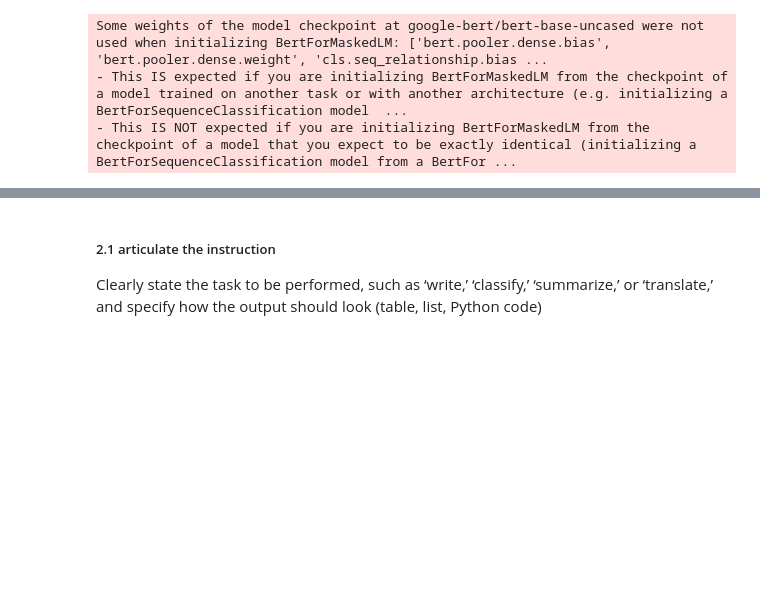
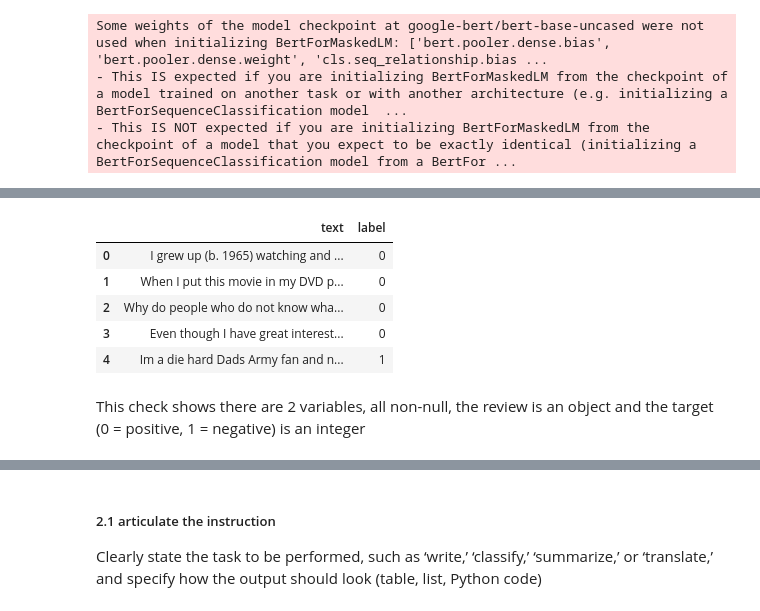
Before and after one commit to SergeGordts/ktai, a Jupyter notebook: Bert.ipynb, the cells around one changed output, grey strips where cells are left out. Saved outputs shown, nothing was run; the diff lists cells and outputs as text; code cells hidden in the pictures; blank space fills up the shorter version.

```diff
--- a/Bert.ipynb
+++ b/Bert.ipynb
@@ -104,0 +87,12 @@ model.config.id2label[predicted_class_id] #refers to the configuration of the pr
+# %%
+df = pd.read_csv("./kaggle/movie.csv")
+df.head()
+# %% [output]
+|  | text | label |
+| 0 | I grew up (b. 1965) watching and ... | 0 |
+| 1 | When I put this movie in my DVD p... | 0 |
+| 2 | Why do people who do not know wha... | 0 |
+| 3 | Even though I have great interest... | 0 |
+| 4 | Im a die hard Dads Army fan and n... | 1 |
+# %% [markdown]
+This check shows there are 2 variables, all non-null, the review is an object and the target (0 = positive, 1 = negative) is an integer
```
Also changed, not shown: parts of 30 cells of this notebook, 1 other file.
